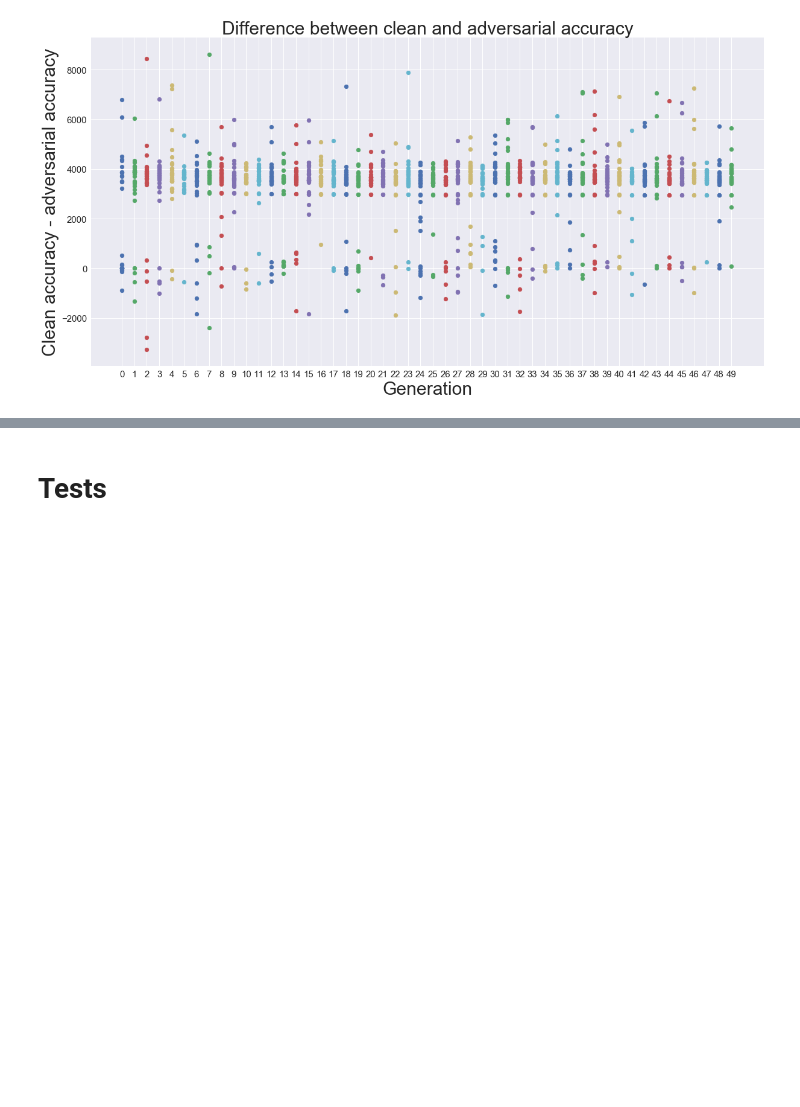
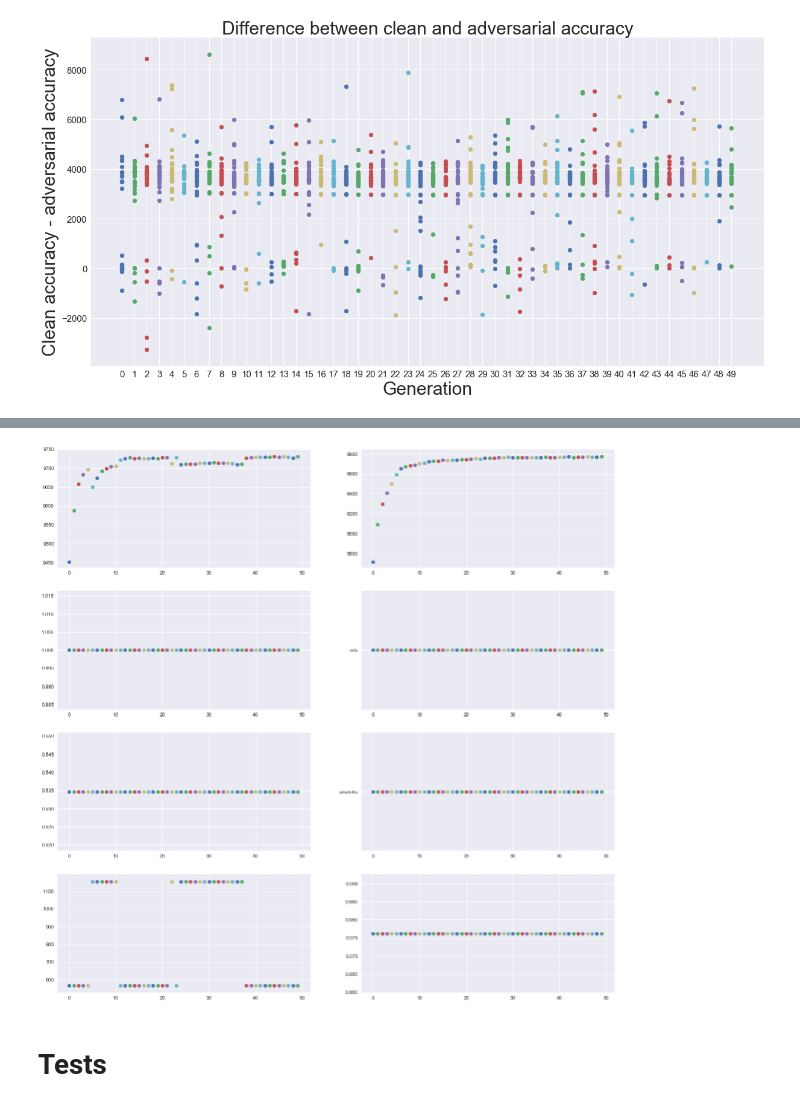
Before and after one commit to James-Brooke/Study, a Jupyter notebook: PyTorch/NeuroEvolution.ipynb, the cells around one changed output, grey strips where cells are left out. Drawn from its saved outputs; the diff is of its cells as text; code cells hidden in the pictures; blank space fills up the shorter version.

```diff
--- a/PyTorch/NeuroEvolution.ipynb
+++ b/PyTorch/NeuroEvolution.ipynb
@@ -602,19 +602,3 @@ progressplotter(testing)
 diffplotter(testing)
 # %% [output]
 [figure]
-# %%
-best = {}
-for gen in testing.test_results:
-    best[gen] = {}
-    best_index = np.argmax(testing.test_results[gen]['correct'])
-    best[gen]['net'] = best_index
-    best[gen]['clean'] = testing.test_results[gen]['clean_correct'][best_index]
-    best[gen]['adversarial'] = testing.test_results[gen]['correct'][best_index]
-
-    genome = testing.genome_history[gen][best_index]
-
-    best[gen]['layers'] = genome['nb_layers']
-    best[gen]['dropout'] = genome['layers'][0]['dropout_rate']
-    best[gen]['nb_units'] = genome['layers'][0]['nb_units']
-    best[gen]['optimizer'] = genome['optimizer']
-    best[gen]['activation'] = genome['layers'][0]['activation']
@@ -664,3 +650,33 @@ ax = fig.add_subplot(111)
+# %%
+popsize = 30
+gens = 50
+fig = plt.figure(figsize=(20,20))
+ax = fig.add_subplot(4,2,1)
+for i in range(gens):
+    ax.scatter(i, cleans[i])
+ax = fig.add_subplot(4,2,2)
+for i in range(gens):
+    ax.scatter(i, advers[i])
+ax = fig.add_subplot(4,2,3)
+for i in range(gens):
+    ax.scatter(i, best[i+1]['layers'])
+ax = fig.add_subplot(4,2,4)
+for i in range(gens):
+    ax.scatter(i, best[i+1]['activation'])
+ax = fig.add_subplot(4,2,5)
+for i in range(gens):
+    ax.scatter(i, best[i+1]['dropout'])
+ax = fig.add_subplot(4,2,6)
+for i in range(gens):
+    ax.scatter(i, best[i+1]['optimizer'])
+ax = fig.add_subplot(4,2,7)
+for i in range(gens):
+    ax.scatter(i, best[i+1]['nb_units'])
+ax = fig.add_subplot(4,2,8)
+for i in range(gens):
+    ax.scatter(i, best[i+1]['lr'])
+# %% [output]
+[figure, added]
 # %% [markdown]
 # Tests
 # %%
```
Also changed, not shown: parts of 5 cells of this notebook.
